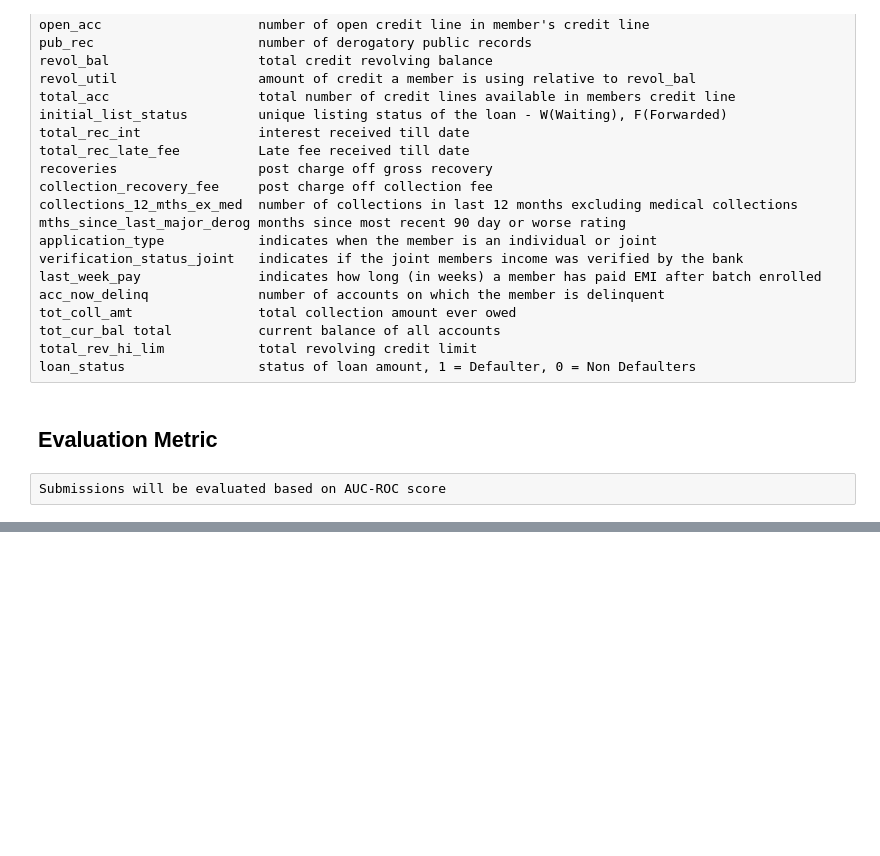
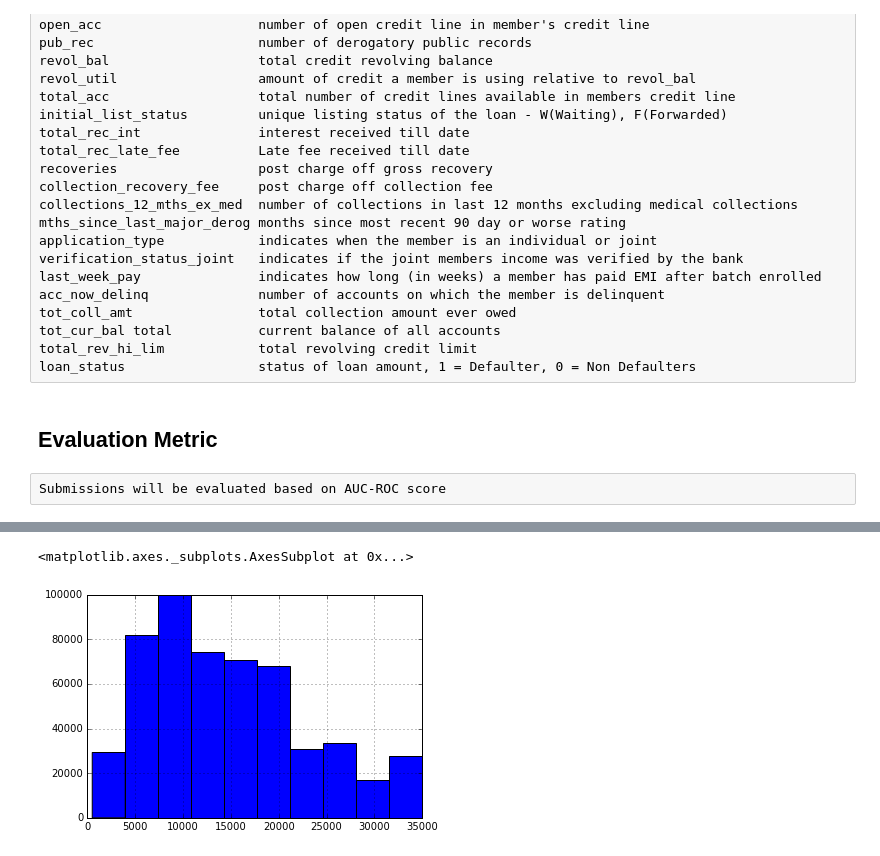
Before and after one commit to manprets/bank_fears, a Jupyter notebook: bank_fears.ipynb, the cells around one changed output, grey strips where cells are left out. Cells and saved outputs as stored; diff of their text form; code cells hidden in the pictures; blank space fills up the shorter version.

```diff
--- a/bank_fears.ipynb
+++ b/bank_fears.ipynb
@@ -69,0 +362,5 @@ Submissions will be evaluated based on AUC-ROC score
+# %%
+train['loan_amnt'].hist(bins=10)
+# %% [output]
+<matplotlib.axes._subplots.AxesSubplot at 0x...>
+[figure, added]
```
Also changed, not shown: parts of 156 cells of this notebook.
